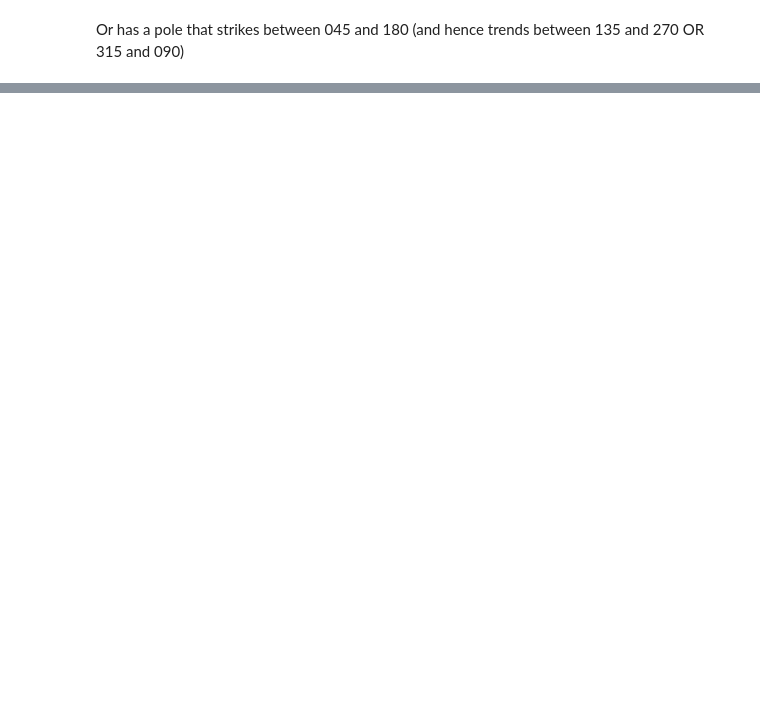
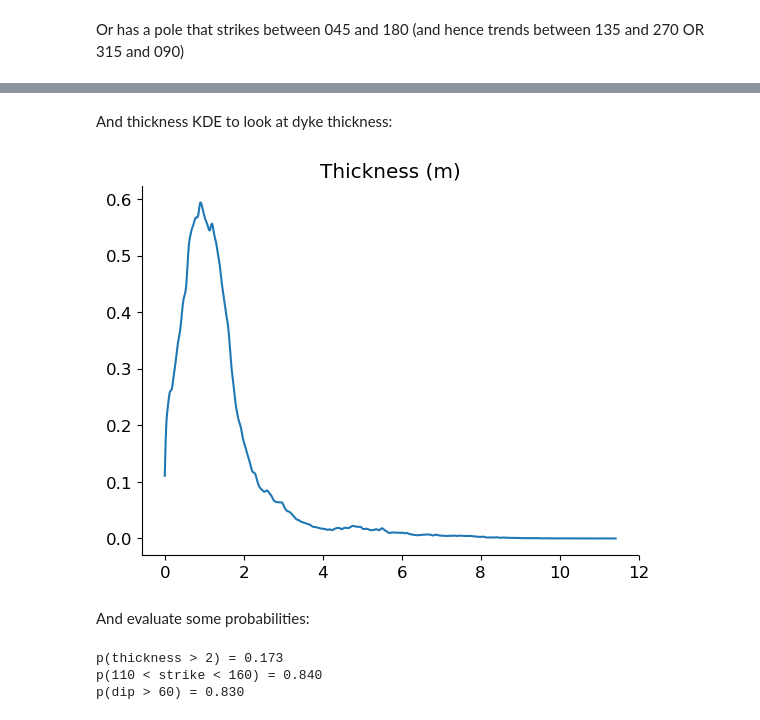
Before and after one commit to samthiele/pycompass, a Jupyter notebook: examples/6_Probabilities.ipynb, the cells around one changed output, grey strips where cells are left out. Cells and saved outputs as stored; diff of their text form; code cells hidden in the pictures; blank space fills up the shorter version.

Commit message:
Added real example
Added real examle to probabilities notebook

```diff
--- a/examples/6_Probabilities.ipynb
+++ b/examples/6_Probabilities.ipynb
@@ -105,0 +124,2 @@ print("p(45 < trend < 135 | 315 < trend < 045) = ", SNEs.evalP1D("trend",135,270
+# %%
+data = ccXML("example_data/risco_liso_summit.xml")
@@ -105,0 +128,10 @@ print("p(45 < trend < 135 | 315 < trend < 045) = ", SNEs.evalP1D("trend",135,270
+# %%
+#initialise empty SNEList
+riscoliso = SNEList()
+
+#loop through geo-objects in file
+geoObjects = data.filterByKey("GEO_OBJECT")
+for g in geoObjects:
+    #is this geoobject a dyke?
+    if "dyke" in g['@name'].lower():
+        riscoliso.append(SNEList.loadFromData(data,g)) #merge SNEs from this dyke with
@@ -105,0 +146,18 @@ print("p(45 < trend < 135 | 315 < trend < 045) = ", SNEs.evalP1D("trend",135,270
+# %% [markdown]
+And thickness KDE to look at dyke thickness:
+# %%
+fig,ax = riscoliso.plotKDE1D("thick")
+ax.set_title("Thickness (m)")
+fig.show()
+# %% [output]
+[figure, added]
+# %% [markdown]
+And evaluate some probabilities:
+# %%
+print("p(thickness > 2) = %.3f" % riscoliso.evalP1D("thickness",2,100))
+print("p(110 < strike < 160) = %.3f" % riscoliso.evalP1D("strike",110,160))
+print("p(dip > 60) = %.3f" % riscoliso.evalP1D("dip",60,90))
+# %% [output]
+p(thickness > 2) = 0.173
+p(110 < strike < 160) = 0.840
+p(dip > 60) = 0.830
```
Also changed, not shown: parts of 9 cells of this notebook, 4 other files.
